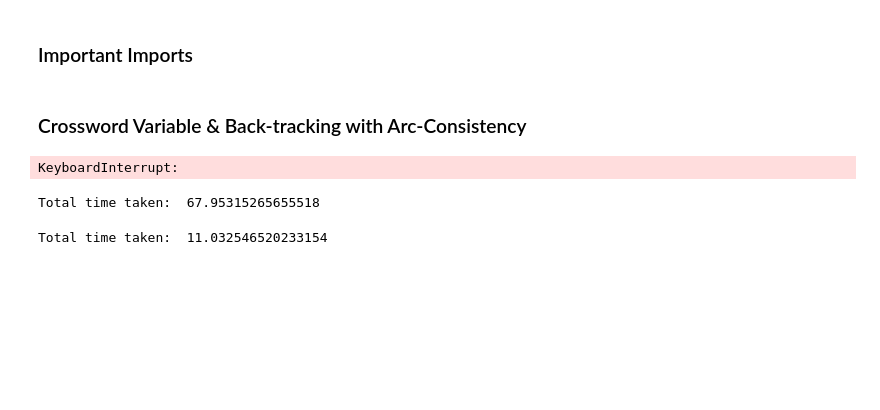
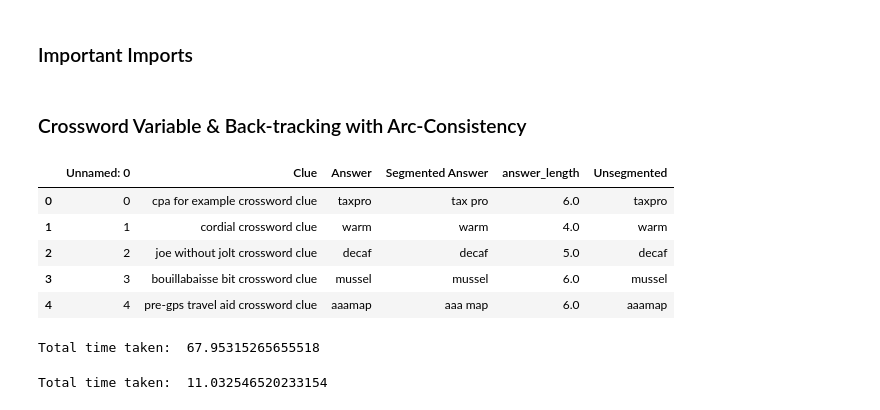
Before and after one commit to prajeshshrestha/Crossword-Generator, a Jupyter notebook: Backtracking_Feasible_&_Infeasible_case_analysis.ipynb, the cells around one changed output. Saved outputs shown, nothing was run; the diff lists cells and outputs as text; code cells hidden in the pictures; blank space fills up the shorter version.

```diff
--- a/Backtracking_Feasible_&_Infeasible_case_analysis.ipynb
+++ b/Backtracking_Feasible_&_Infeasible_case_analysis.ipynb
@@ -565,3 +539,16 @@ class CrosswordParallelSolver(CrosswordCreator):
 
     def solve_parallel(self):
         return self.parallel_backtrack(dict())
+# %%
+CA_DATASET = "/content/gdrive/MyDrive/Clue-Answer Dataset/Clue-Answer-Dataset_Version_2.csv"
+
+clue_answer_df = pd.read_csv(CA_DATASET)
+clue_answer_df['Unsegmented'] = clue_answer_df['Segmented Answer'].apply(lambda x: str(x).replace(' ', ''))
+clue_answer_df.head()
+# %% [output]
+|  | Unnamed: 0 | Clue | Answer | Segmented Answer | answer_length | Unsegmented |
+| 0 | 0 | cpa for example crossword clue | taxpro | tax pro | 6.0 | taxpro |
+| 1 | 1 | cordial crossword clue | warm | warm | 4.0 | warm |
+| 2 | 2 | joe without jolt crossword clue | decaf | decaf | 5.0 | decaf |
+| 3 | 3 | bouillabaisse bit crossword clue | mussel | mussel | 6.0 | mussel |
+| 4 | 4 | pre-gps travel aid crossword clue | aaamap | aaa map | 6.0 | aaamap |
@@ -568,32 +602,8 @@ class CrosswordParallelSolver(CrosswordCreator):
 # %%
-word_list_path = '/content/all_answers.txt'
-word_list_path = "/content/new_answer_list.txt"
-
-# 4x4 grid
-# grid = [['', 'A', 'A', 'A'],
-#         ['A', 'A', 'A', 'A'],
-#         ['A', 'A', 'A', 'A'],
-#         ['A', 'A', 'A', '']]
-
-# # 5x5 grid
-# grid = [['A', 'A', 'A', 'a', ''],
-#         ['A', 'A', 'A', 'A', 'a'],
-#         ['a', 'A', 'A', 'A', 'a'],
-#         ['a', 'A', 'A', 'A', 'A'],
-#         ['', 'a', 'A', 'A', 'A'],]
-
-# 6x6 grid
-grid = [['A', 'A', 'A', '', '', ''],
-        ['A', 'A', 'A', 'A', 'A', ''],
-        ['A', 'A', 'A', 'A', 'A', 'A'],
-        ['A', 'A', 'A', 'A', 'A', 'A'],
-        ['', 'A', 'A', 'A', 'A', 'A'],
-        ['', '', '', 'A', 'A', 'A']]
-
 start_t = time.time()
-crossword = Crossword(grid, word_list_path)
+crossword = Crossword(config['grid'], config['word_list'])
 creator = CrosswordCreator(crossword, do_random = True)
-# creator = CrosswordParallelSolver(crossword, do_random = True)
+# creator = CrosswordParallelSolver(crossword, do_random = True) # a hint of parallelism
 assignment = creator.solve()
 end_t = time.time()
 
@@ -601,7 +611,7 @@ print("Total time taken: ", end_t - start_t, 'seconds')
 print("Total back-tracks: ", creator.ASSIGNMENT_COUNT)
 print("Total time taken in revise function: ", creator.t_revise_time)
 print("Total times revise function is called: ", creator.t_revise_called)
-pprint(assignment)
-creator.save(assignment, block_size = 50, f_size = 25)
+# pprint(assignment)
+
+if assignment is not None:
+    display(creator.display_only_grid(assignment, block_size = 50, f_size = 25))
-# %% [output]
-KeyboardInterrupt:
```
Also changed, not shown: parts of 6 cells of this notebook.
